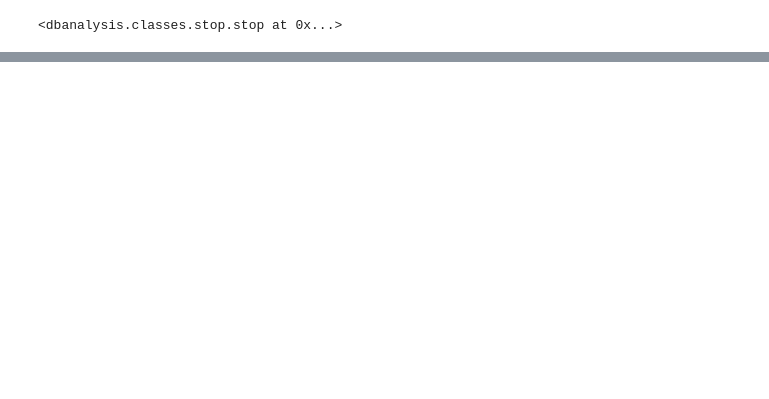
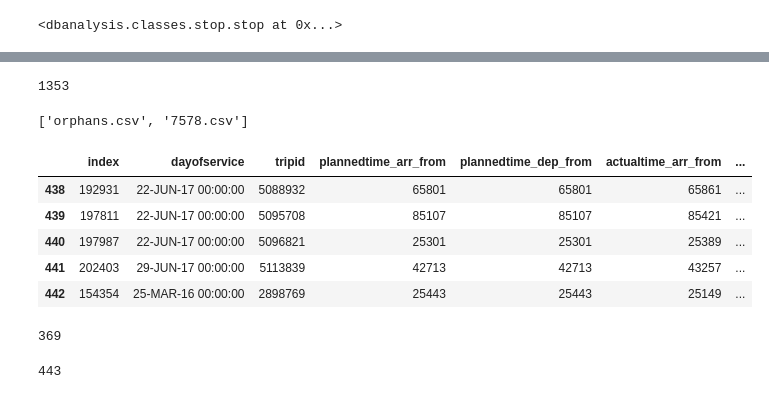
Before and after one commit to Manjunathsk92/dublinbikesanalysis, a Jupyter notebook: notebooks/Testing chained models.ipynb, the cells around one changed output, grey strips where cells are left out. Drawn from its saved outputs; the diff is of its cells as text; code cells hidden in the pictures; blank space fills up the shorter version.

```diff
--- a/notebooks/Testing chained models.ipynb
+++ b/notebooks/Testing chained models.ipynb
@@ -67,0 +211,13 @@ AttributeError: 'stop' object has no attribute 'lat'
+# %%
+route15[-5]
+# %% [output]
+1353
+# %%
+import os
+os.listdir('/data/stops/1354')
+# %% [output]
+['orphans.csv', '7578.csv']
+# %%
+stop1354 = pd.read_csv('/data/stops/1354/7578.csv',names=hds.get_stop_link_headers())
+# %%
+stop1354['dwell']=stop1354['actualtime_dep_from']-stop1354['actualtime_arr_from']
@@ -67,0 +228,17 @@ AttributeError: 'stop' object has no attribute 'lat'
+# %%
+stop1354.tail()
+# %% [output]
+|  | index | dayofservice | tripid | plannedtime_arr_from | plannedtime_dep_from | actualtime_arr_from | ... |
+| 438 | 192931 | 22-JUN-17 00:00:00 | 5088932 | 65801 | 65801 | 65861 | ... |
+| 439 | 197811 | 22-JUN-17 00:00:00 | 5095708 | 85107 | 85107 | 85421 | ... |
+| 440 | 197987 | 22-JUN-17 00:00:00 | 5096821 | 25301 | 25301 | 25389 | ... |
+| 441 | 202403 | 29-JUN-17 00:00:00 | 5113839 | 42713 | 42713 | 43257 | ... |
+| 442 | 154354 | 25-MAR-16 00:00:00 | 2898769 | 25443 | 25443 | 25149 | ... |
+# %%
+len(stop1354[stop1354['dwell'] != 0])
+# %% [output]
+369
+# %%
+len(stop1354)
+# %% [output]
+443
```
Also changed, not shown: parts of 33 cells of this notebook, 6 other files.
